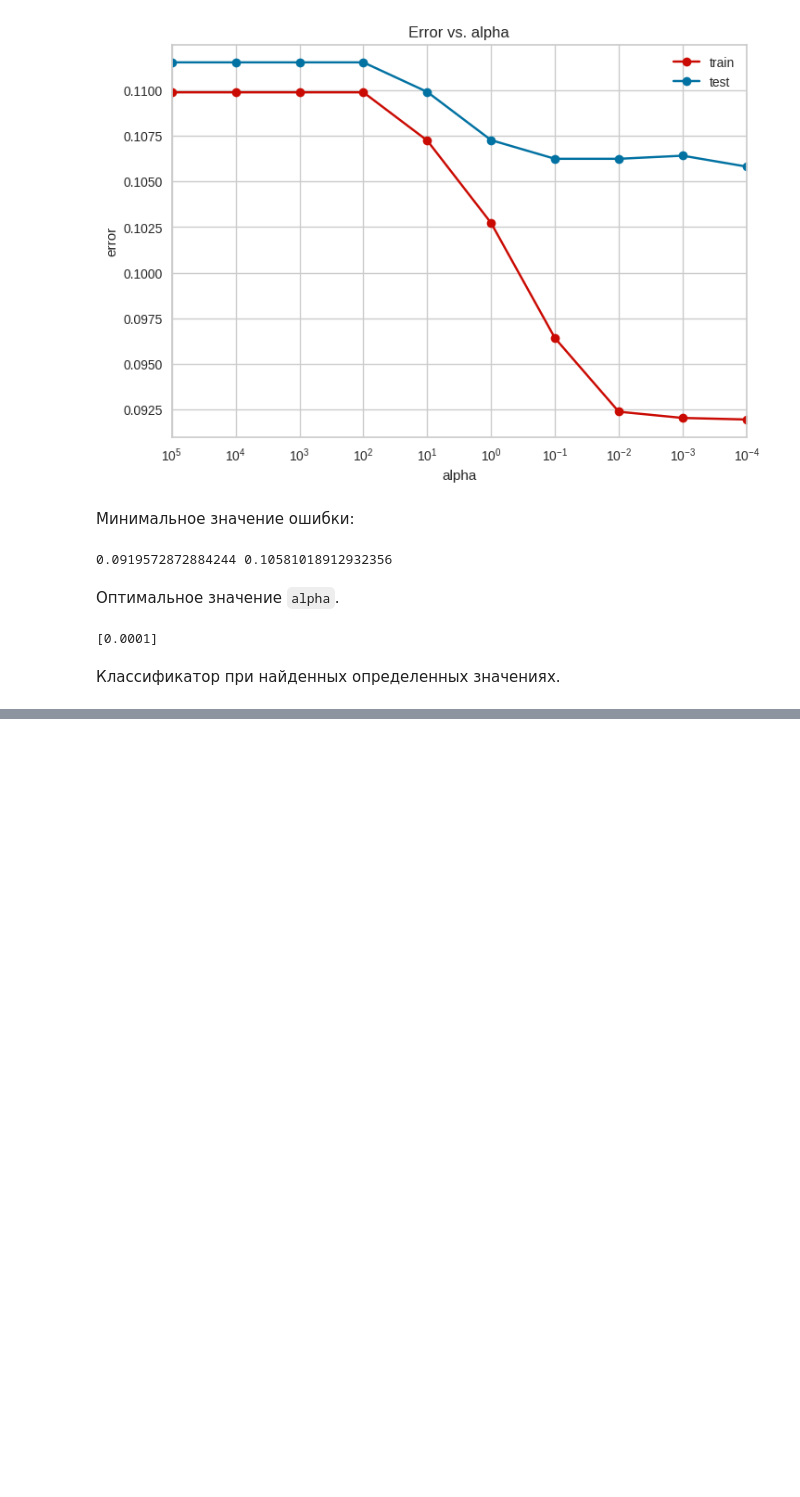
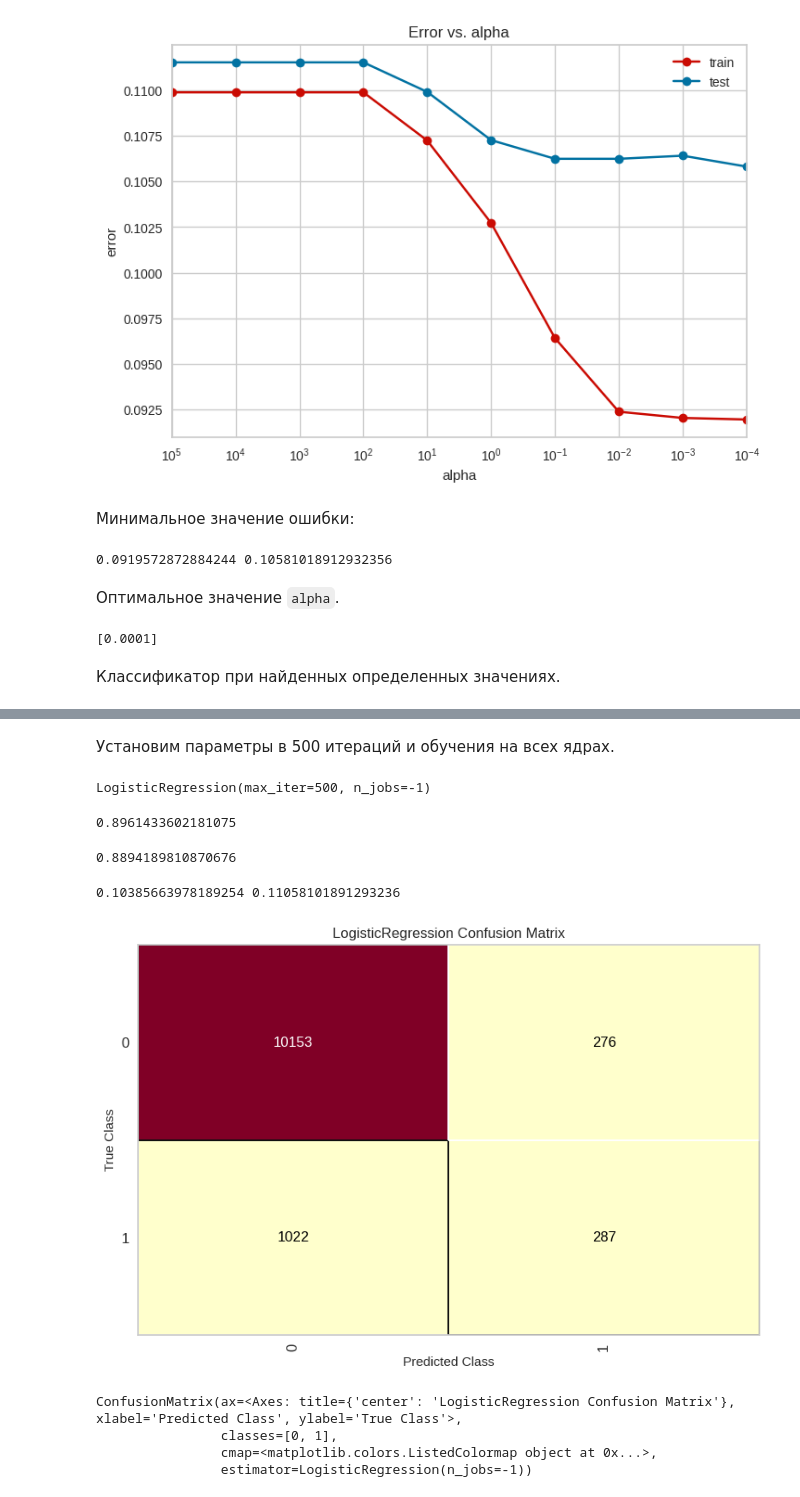
Before and after one commit to a1xsa/machine_learning, a Jupyter notebook: bank.ipynb, the cells around one changed output, grey strips where cells are left out. Saved outputs shown, nothing was run; the diff lists cells and outputs as text; code cells hidden in the pictures; blank space fills up the shorter version.

```diff
--- a/bank.ipynb
+++ b/bank.ipynb
@@ -905,0 +948,31 @@ NameError: name 'r' is not defined
+# %% [markdown]
+Установим параметры в 500 итераций и обучения на всех ядрах.
+# %%
+from sklearn.linear_model import LogisticRegression
+model = LogisticRegression(max_iter=500,n_jobs=-1)
+model.fit(X_train, y_train)
+# %% [output]
+LogisticRegression(max_iter=500, n_jobs=-1)
+# %%
+accuracy_score(y_train, model.predict(X_train))
+# %% [output]
+0.8961433602181075
+# %%
+accuracy_score(y_test, model.predict(X_test))
+# %% [output]
+0.8894189810870676
+# %%
+err_train = np.mean(y_train != model.predict(X_train))
+err_test  = np.mean(y_test  != model.predict(X_test))
+
+print(err_train, err_test)
+# %% [output]
+0.10385663978189254 0.11058101891293236
+# %%
+confusion_matrix(model1, X_test, y_test, classes=classes)
+# %% [output]
+[figure, added]
+ConfusionMatrix(ax=<Axes: title={'center': 'LogisticRegression Confusion Matrix'}, xlabel='Predicted Class', ylabel='True Class'>,
+                classes=[0, 1],
+                cmap=<matplotlib.colors.ListedColormap object at 0x...>,
+                estimator=LogisticRegression(n_jobs=-1))
```
Also changed, not shown: parts of 11 cells of this notebook.
